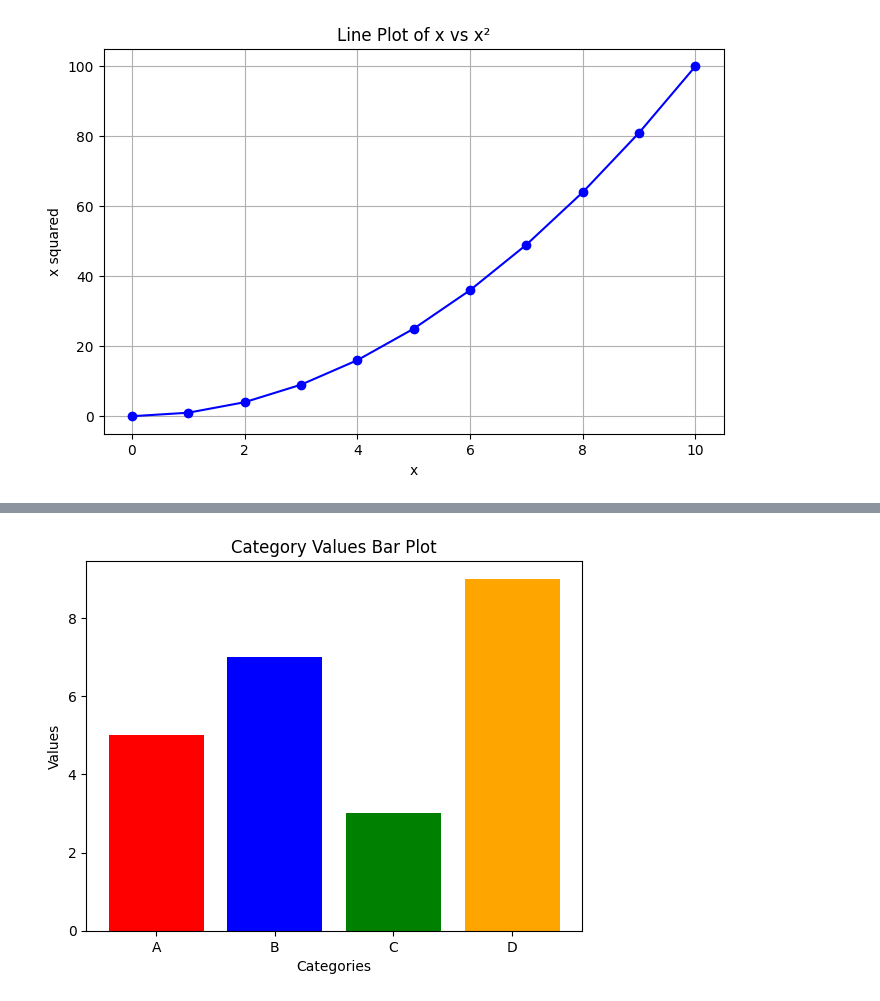
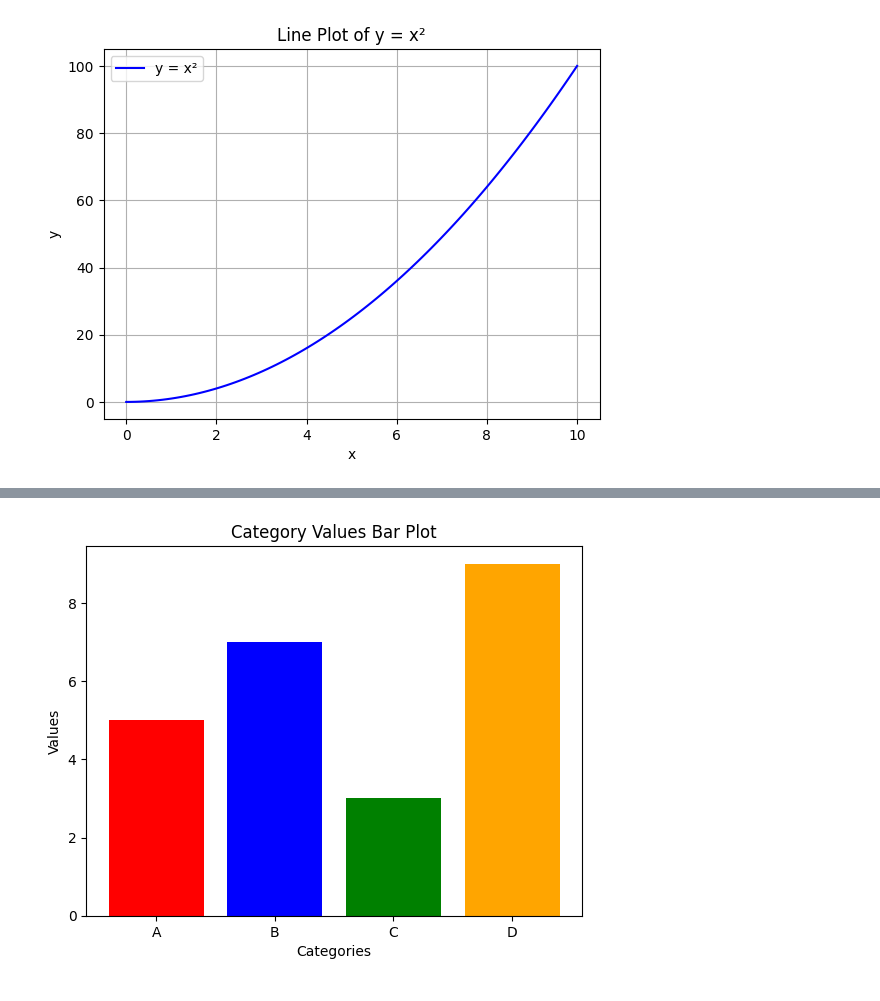
Before and after one commit to Esha-git/python-jupyter-template, a Jupyter notebook: playground.ipynb, the cells around one changed output, grey strips where cells are left out. Drawn from its saved outputs; the diff is of its cells as text; code cells hidden in the pictures.

```diff
--- a/playground.ipynb
+++ b/playground.ipynb
@@ -1,28 +1,24 @@
 # %%
 # TASK: Create a line plot with x values ranging from 0 to 10 and y values as the square of x.
 # Customize the plot by adding a title, labels for both axes, and a grid.
 import matplotlib.pyplot as plt
 import numpy as np
 
-# Create x values from 0 to 10
-x = np.arange(0, 11)
+# Data
+x = np.linspace(0, 10, 100)  # 100 points from 0 to 10
+y = x**2  # y is the square of x
 
-# Compute y as the square of x
-y = x ** 2
+# Plot
+plt.plot(x, y, label='y = x²', color='blue')
 
-# Create the plot
-plt.figure(figsize=(8, 5))
-plt.plot(x, y, marker='o', linestyle='-', color='b')
+# Customization
+plt.title('Line Plot of y = x²')
+plt.xlabel('x')
+plt.ylabel('y')
+plt.grid(True)
+plt.legend()
 
-# Add title and labels
-plt.title('Line Plot of x vs x²')
-plt.xlabel('x')
-plt.ylabel('x squared')
-
-# Add grid
-plt.grid(True)
-
-# Show the plot
+# Show plot
 plt.show()
 # %% [output]
-[figure, old version]
+[figure, new version]
```
Also changed, not shown: parts of 5 cells of this notebook, 7 other files.
